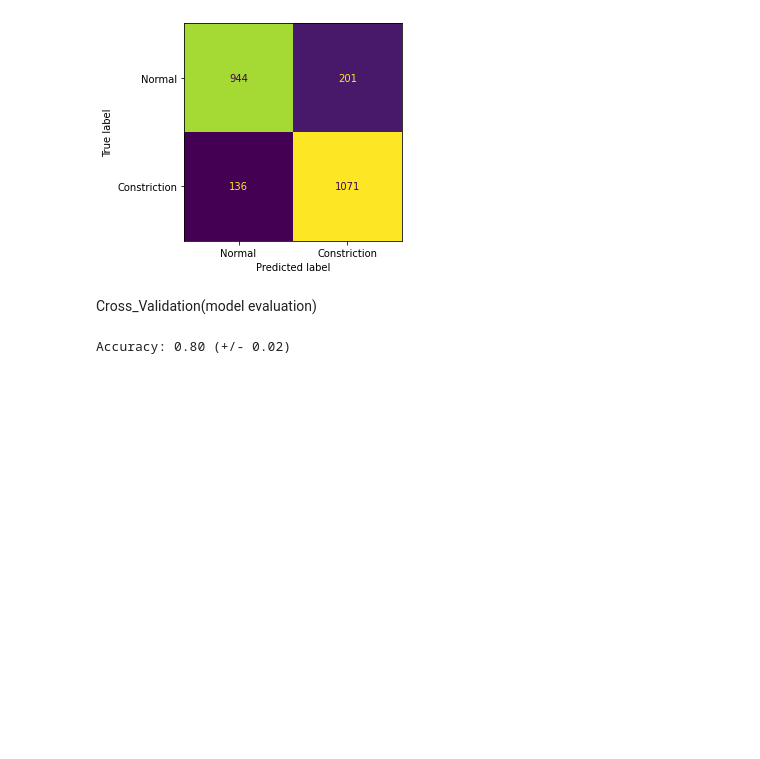
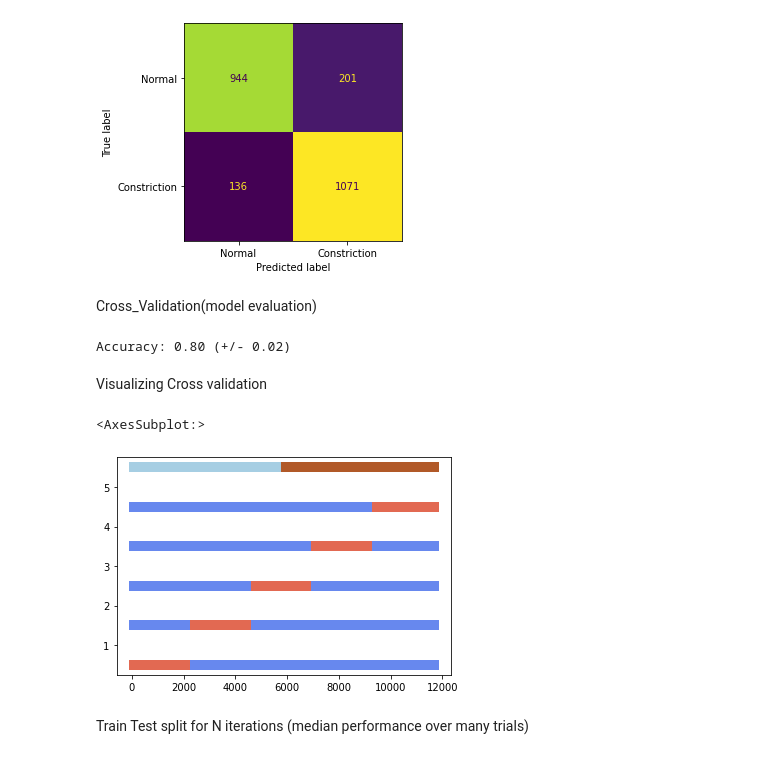
Before and after one commit to HavvaEb/ArcelorMittal_project, a Jupyter notebook: classification_feat.ipynb, the cells around one changed output. Cells and saved outputs as stored; diff of their text form; code cells hidden in the pictures; blank space fills up the shorter version.

```diff
--- a/classification_feat.ipynb
+++ b/classification_feat.ipynb
@@ -178,3 +178,5 @@ scores
 print("Accuracy: %0.2f (+/- %0.2f)" % (scores.mean(), scores.std() * 2))
 # %% [output]
 Accuracy: 0.80 (+/- 0.02)
+# %% [markdown]
+Visualizing Cross validation
@@ -180,0 +229,10 @@ Accuracy: 0.80 (+/- 0.02)
+# %%
+
+fig, ax = plt.subplots()
+cv = KFold(n_splits=5)
+plot_cv_indices(cv, X_resampled, y_resampled, ax, n_splits=5)
+# %% [output]
+<AxesSubplot:>
+[figure, added]
+# %% [markdown]
+Train Test split for N iterations (median performance over many trials)
```
Also changed, not shown: parts of 4 cells of this notebook.
